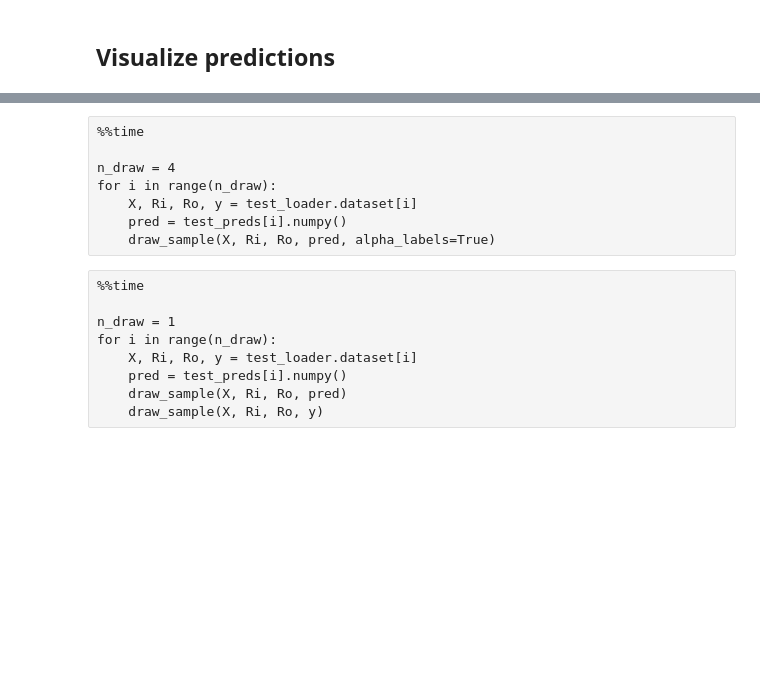
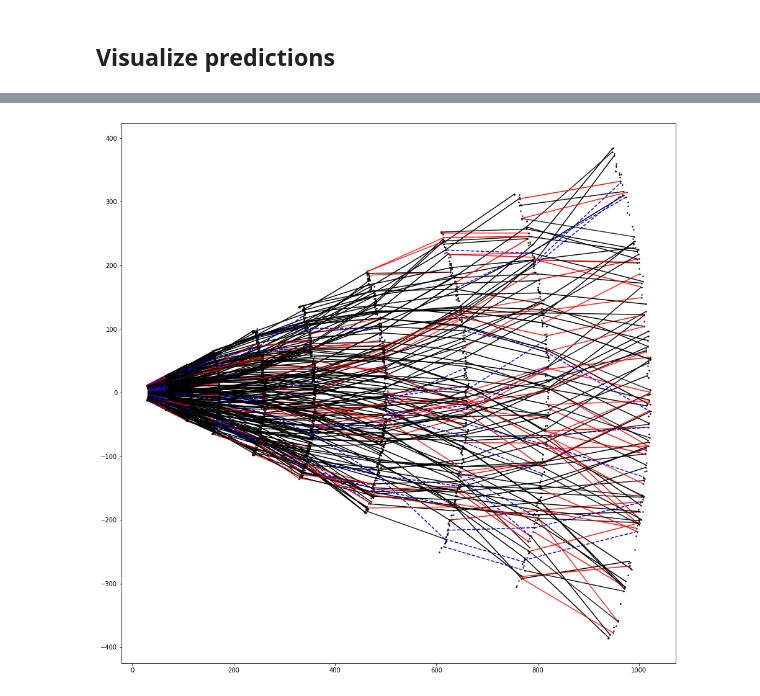
Before and after one commit to murnanedaniel/eta-tracker, a Jupyter notebook: notebooks/EvalMPNN.ipynb, the cells around one changed output, grey strips where cells are left out. Saved outputs shown, nothing was run; the diff lists cells and outputs as text; code cells hidden in the pictures; blank space fills up the shorter version.

```diff
--- a/notebooks/EvalMPNN.ipynb
+++ b/notebooks/EvalMPNN.ipynb
@@ -126,22 +114,3 @@ Parameters: 55809
-# %%
-import torch
-from torch.utils.data import Subset, DataLoader
-
-from torch_geometric.data import Batch
-
-from datasets.hitgraphs_sparse import HitGraphDataset
-
-from nb_utils import get_input_dir
-
-def get_dataset(config):
-    return HitGraphDataset(get_input_dir(config))
-
-def get_test_data_loader(config, n_test=16):
-    # Take the test set from the back
-    full_dataset = get_dataset(config)
-    test_indices = len(full_dataset) - 1 - torch.arange(n_test)
-    test_dataset = Subset(full_dataset, test_indices)
-    return DataLoader(test_dataset, batch_size=1, collate_fn=Batch.from_data_list)
 # %%
 n_test = 64
 test_loader = get_test_data_loader(config, n_test=n_test)
@@ -160,4 +117,4 @@ def apply_model(model, data_loader):
 # %%
 %%time
-test_preds, test_targets = apply_model(model, test_loader)
+test_preds, test_targets = trainer.predict(test_loader)
 # %% [output]
@@ -254,17 +168,15 @@ def draw_sample(data, cmap='bwr_r', alpha_labels=True, figsize=(15, 7)):
-# %% [raw]
-%%time
-
-n_draw = 4
-for i in range(n_draw):
-    X, Ri, Ro, y = test_loader.dataset[i]
-    pred = test_preds[i].numpy()
-    draw_sample(X, Ri, Ro, pred, alpha_labels=True)
-# %% [raw]
-%%time
-
-n_draw = 1
-for i in range(n_draw):
-    X, Ri, Ro, y = test_loader.dataset[i]
-    pred = test_preds[i].numpy()
-    draw_sample(X, Ri, Ro, pred)
-    draw_sample(X, Ri, Ro, y)
+# %%
+n_phi_sections = 8
+feature_scale = np.array([1000., np.pi / n_phi_sections, 1000.])
+# %%
+i = 0
+
+g = test_loader.dataset[i]
+e = g.edge_index.numpy()
+x = g.x.numpy() * feature_scale
+y = g.y.numpy()
+o = test_preds[i].numpy()
+# %%
+draw_sample_xy(x, e, o, y, cut=0.8);
+# %% [output]
+[figure, added]
```
Also changed, not shown: parts of 17 cells of this notebook, 3 other files.
